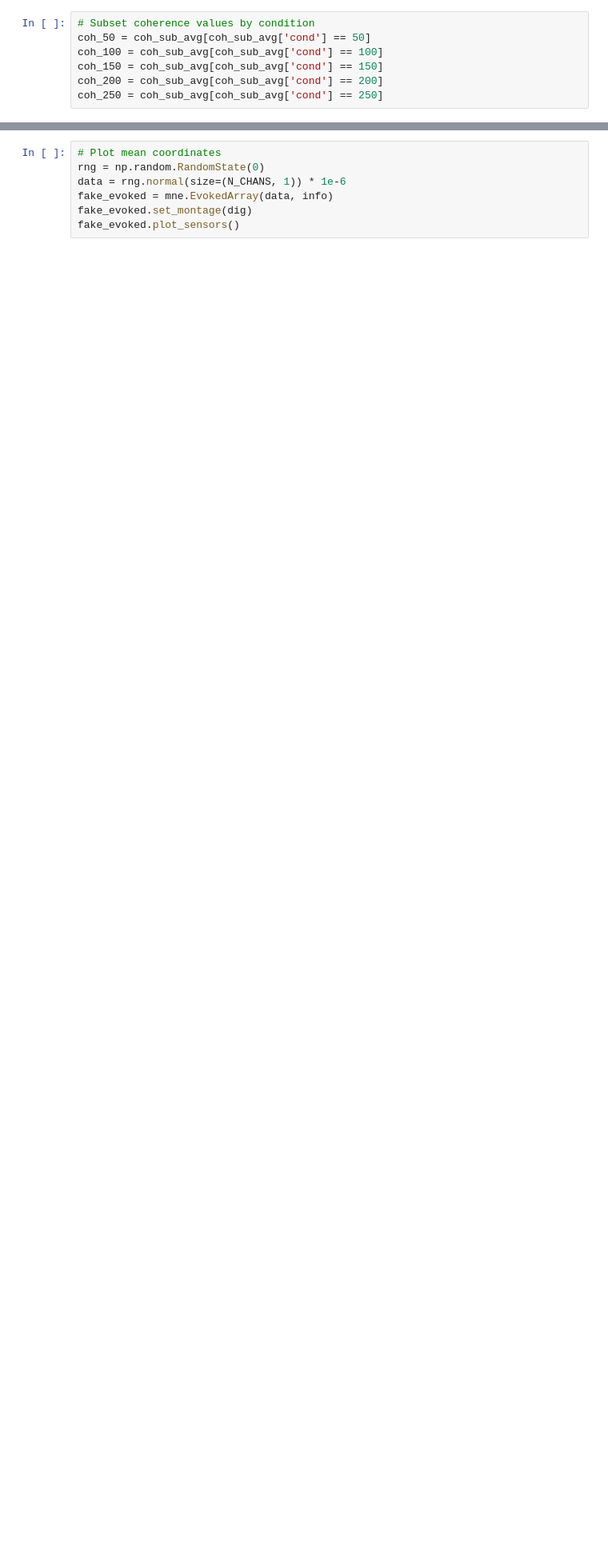
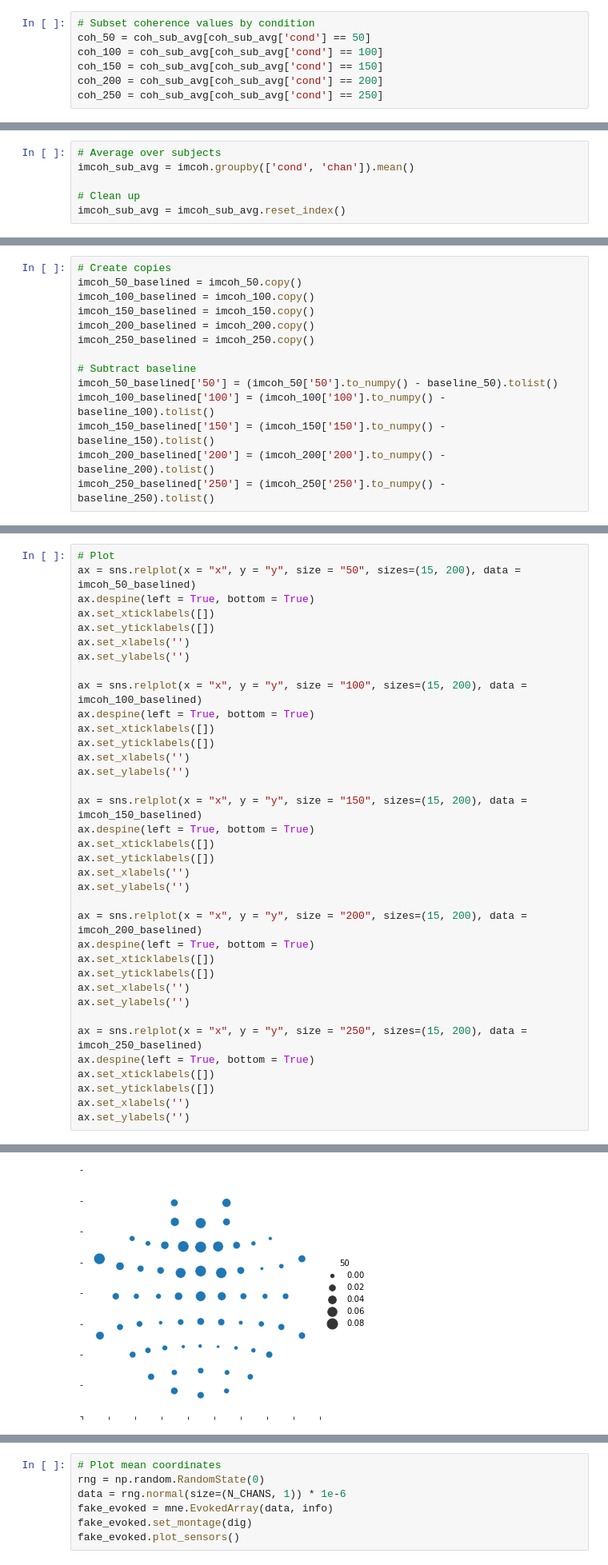
Before and after one commit to letitiayhho/tone-target-monitoring-2, a Jupyter notebook: scripts/coherence_maps.ipynb, the cells around one changed output, grey strips where cells are left out. Shown at 80% size. Cells and saved outputs as stored; diff of their text form; blank space fills up the shorter version.

```diff
--- a/scripts/coherence_maps.ipynb
+++ b/scripts/coherence_maps.ipynb
@@ -150,0 +203,6 @@ ax.set_ylabels('')
+# %%
+# Average over subjects
+imcoh_sub_avg = imcoh.groupby(['cond', 'chan']).mean()
+
+# Clean up
+imcoh_sub_avg = imcoh_sub_avg.reset_index()
@@ -150,0 +260,14 @@ ax.set_ylabels('')
+# %%
+# Create copies
+imcoh_50_baselined = imcoh_50.copy()
+imcoh_100_baselined = imcoh_100.copy()
+imcoh_150_baselined = imcoh_150.copy()
+imcoh_200_baselined = imcoh_200.copy()
+imcoh_250_baselined = imcoh_250.copy()
+
+# Subtract baseline
+imcoh_50_baselined['50'] = (imcoh_50['50'].to_numpy() - baseline_50).tolist()
+imcoh_100_baselined['100'] = (imcoh_100['100'].to_numpy() - baseline_100).tolist()
+imcoh_150_baselined['150'] = (imcoh_150['150'].to_numpy() - baseline_150).tolist()
+imcoh_200_baselined['200'] = (imcoh_200['200'].to_numpy() - baseline_200).tolist()
+imcoh_250_baselined['250'] = (imcoh_250['250'].to_numpy() - baseline_250).tolist()
@@ -150,0 +276,37 @@ ax.set_ylabels('')
+# %%
+# Plot
+ax = sns.relplot(x = "x", y = "y", size = "50", sizes=(15, 200), data = imcoh_50_baselined)
+ax.despine(left = True, bottom = True)
+ax.set_xticklabels([])
+ax.set_yticklabels([])
+ax.set_xlabels('')
+ax.set_ylabels('')
+
+ax = sns.relplot(x = "x", y = "y", size = "100", sizes=(15, 200), data = imcoh_100_baselined)
+ax.despine(left = True, bottom = True)
+ax.set_xticklabels([])
+ax.set_yticklabels([])
+ax.set_xlabels('')
+ax.set_ylabels('')
+
+ax = sns.relplot(x = "x", y = "y", size = "150", sizes=(15, 200), data = imcoh_150_baselined)
+ax.despine(left = True, bottom = True)
+ax.set_xticklabels([])
+ax.set_yticklabels([])
+ax.set_xlabels('')
+ax.set_ylabels('')
+
+ax = sns.relplot(x = "x", y = "y", size = "200", sizes=(15, 200), data = imcoh_200_baselined)
+ax.despine(left = True, bottom = True)
+ax.set_xticklabels([])
+ax.set_yticklabels([])
+ax.set_xlabels('')
+ax.set_ylabels('')
+
+ax = sns.relplot(x = "x", y = "y", size = "250", sizes=(15, 200), data = imcoh_250_baselined)
+ax.despine(left = True, bottom = True)
+ax.set_xticklabels([])
+ax.set_yticklabels([])
+ax.set_xlabels('')
+ax.set_ylabels('')
+# %% [output]
@@ -150,0 +314 @@ ax.set_ylabels('')
+[figure, added]
```
Also changed, not shown: parts of 21 cells of this notebook.
